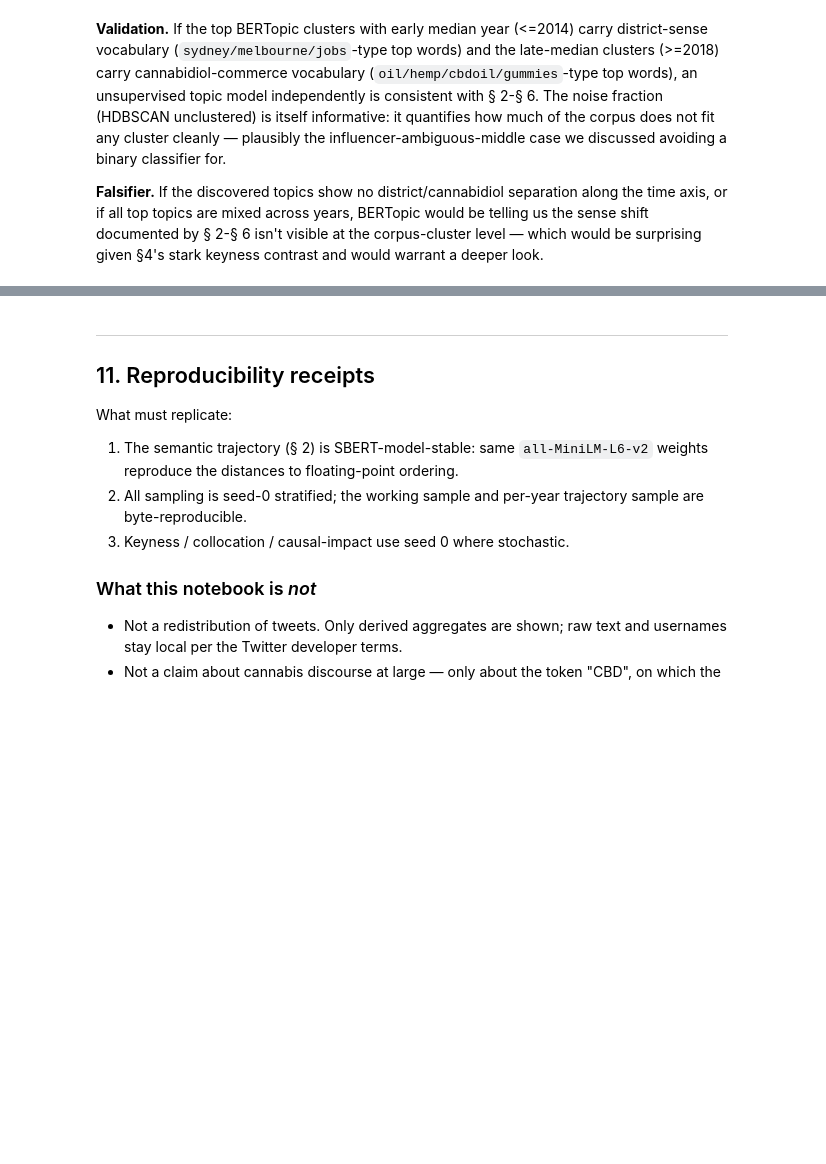
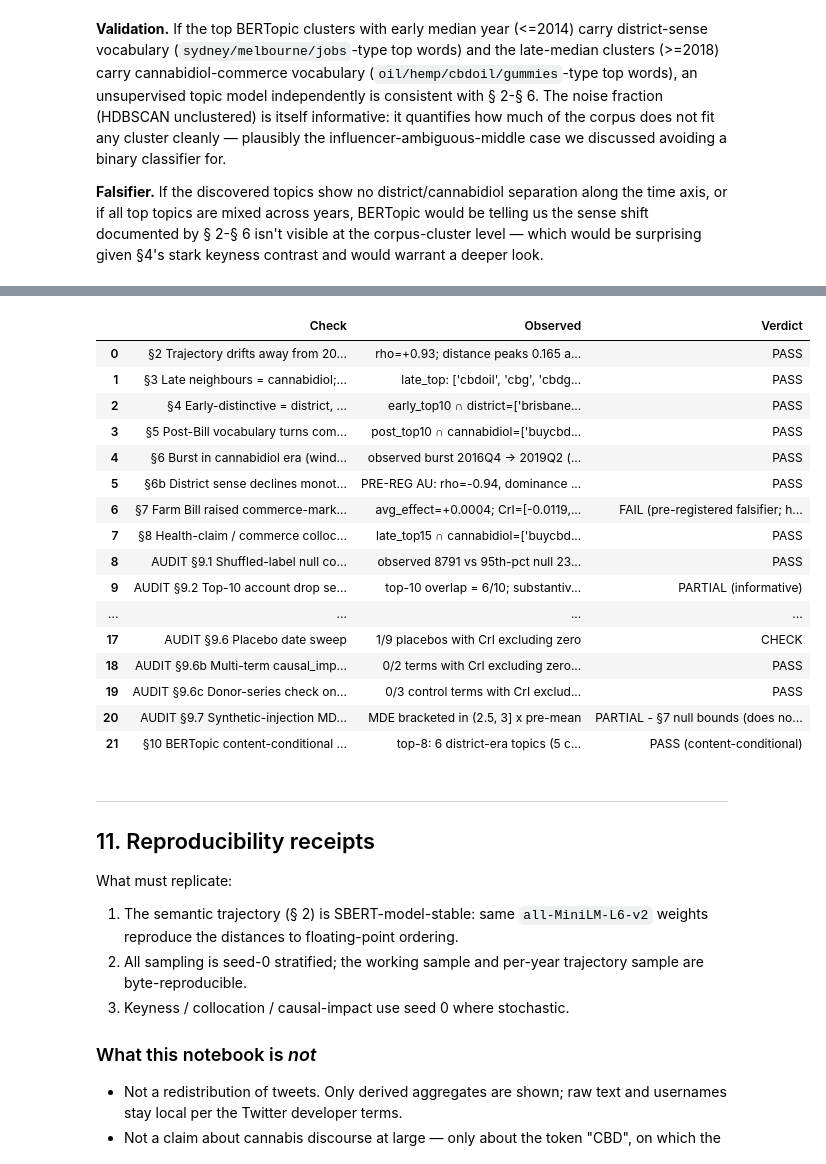
Before and after one commit to jturner-uofl/pycorpdiff, a Jupyter notebook: examples/cbd_case_study.ipynb, the cells around one changed output, grey strips where cells are left out. Saved outputs shown, nothing was run; the diff lists cells and outputs as text; code cells hidden in the pictures; blank space fills up the shorter version.

```diff
--- a/examples/cbd_case_study.ipynb
+++ b/examples/cbd_case_study.ipynb
@@ -2046,3 +2113,61 @@ scoreboard_full
+# %%
+# Strengthened PASS condition (audit v1 concern 6.4):
+# Previously: PASS if >=1 district-era topic AND >=1 cannabidiol-era topic
+# (trivially satisfied by any non-degenerate clustering over a 10-year span).
+# Now: PASS only if district-era topics CONTAIN district-sense vocabulary
+# AND cannabidiol-era topics CONTAIN cannabidiol-commerce vocabulary
+# in their top-6 c-TF-IDF words. Content-conditional, not just temporal.
+
+_BT_DISTRICT = {'sydney', 'melbourne', 'brisbane', 'perth', 'jobs',
+                'parking', 'traffic', 'office', 'johannesburg',
+                'pretoria', 'durban', 'auckland', 'cape', 'town'}
+_BT_CANNABIDIOL = {'oil', 'hemp', 'gummies', 'vape', 'cbdoil', 'cbdvape',
+                   'cbdgummies', 'cbdedibles', 'cbdstore', 'buycbd', 'mg',
+                   'cbg', 'cbdcandy', 'cbdoils', 'cannabidiol', 'cannabis',
+                   'products', 'thc', 'cannabinoids'}
+
+_bt_district_era_with_district_words = sum(
+    1 for r in topic_era_df.itertuples()
+    if r.era.startswith('2011-2014')
+    and len(set(w for w, _ in topic_model.get_topic(r.Topic)[:6]) & _BT_DISTRICT) >= 1)
+_bt_cbd_era_with_cbd_words = sum(
+    1 for r in topic_era_df.itertuples()
+    if r.era.startswith('2018-2021')
+    and len(set(w for w, _ in topic_model.get_topic(r.Topic)[:6]) & _BT_CANNABIDIOL) >= 1)
+_bt_strong_pass = (_bt_district_era_with_district_words >= 1
+                   and _bt_cbd_era_with_cbd_words >= 1)
+_bt_temporal_only_pass = (n_district_era >= 1 and n_cannabidiol_era >= 1)
+
+scoreboard_full = pd.concat([scoreboard, pd.DataFrame([{
+    'Check': '§10 BERTopic content-conditional sense-shift test',
+    'Observed': (f'top-8: {n_district_era} district-era topics ({_bt_district_era_with_district_words} '
+                 f'contain district vocab in top-6), {n_cannabidiol_era} cannabidiol-era topics '
+                 f'({_bt_cbd_era_with_cbd_words} contain cannabidiol vocab in top-6); '
+                 f'noise = {100*n_noise/len(bt_sample):.0f}%'),
+    'Verdict': ('PASS (content-conditional)' if _bt_strong_pass
+                else ('PARTIAL (temporal split only; topics do not contain expected vocab)'
+                      if _bt_temporal_only_pass
+                      else 'FAIL (no temporal sense separation)')),
+}])], ignore_index=True)
+scoreboard_full
+# %% [output]
+|  | Check | Observed | Verdict |
+| 0 | §2 Trajectory drifts away from 20... | rho=+0.93; distance peaks 0.165 a... | PASS |
+| 1 | §3 Late neighbours = cannabidiol;... | late_top: ['cbdoil', 'cbg', 'cbdg... | PASS |
+| 2 | §4 Early-distinctive = district, ... | early_top10 ∩ district=['brisbane... | PASS |
+| 3 | §5 Post-Bill vocabulary turns com... | post_top10 ∩ cannabidiol=['buycbd... | PASS |
+| 4 | §6 Burst in cannabidiol era (wind... | observed burst 2016Q4 -> 2019Q2 (... | PASS |
+| 5 | §6b District sense declines monot... | PRE-REG AU: rho=-0.94, dominance ... | PASS |
+| 6 | §7 Farm Bill raised commerce-mark... | avg_effect=+0.0004; CrI=[-0.0119,... | FAIL (pre-registered falsifier; h... |
+| 7 | §8 Health-claim / commerce colloc... | late_top15 ∩ cannabidiol=['buycbd... | PASS |
+| 8 | AUDIT §9.1 Shuffled-label null co... | observed 8791 vs 95th-pct null 23... | PASS |
+| 9 | AUDIT §9.2 Top-10 account drop se... | top-10 overlap = 6/10; substantiv... | PARTIAL (informative) |
+| ... | ... | ... | ... |
+| 17 | AUDIT §9.6 Placebo date sweep | 1/9 placebos with CrI excluding zero | CHECK |
+| 18 | AUDIT §9.6b Multi-term causal_imp... | 0/2 terms with CrI excluding zero... | PASS |
+| 19 | AUDIT §9.6c Donor-series check on... | 0/3 control terms with CrI exclud... | PASS |
+| 20 | AUDIT §9.7 Synthetic-injection MD... | MDE bracketed in (2.5, 3] x pre-mean | PARTIAL - §7 null bounds (does no... |
+| 21 | §10 BERTopic content-conditional ... | top-8: 6 district-era topics (5 c... | PASS (content-conditional) |
 # %% [markdown]
 ---
 
```
Also changed, not shown: parts of 28 cells of this notebook, 2 other files.
